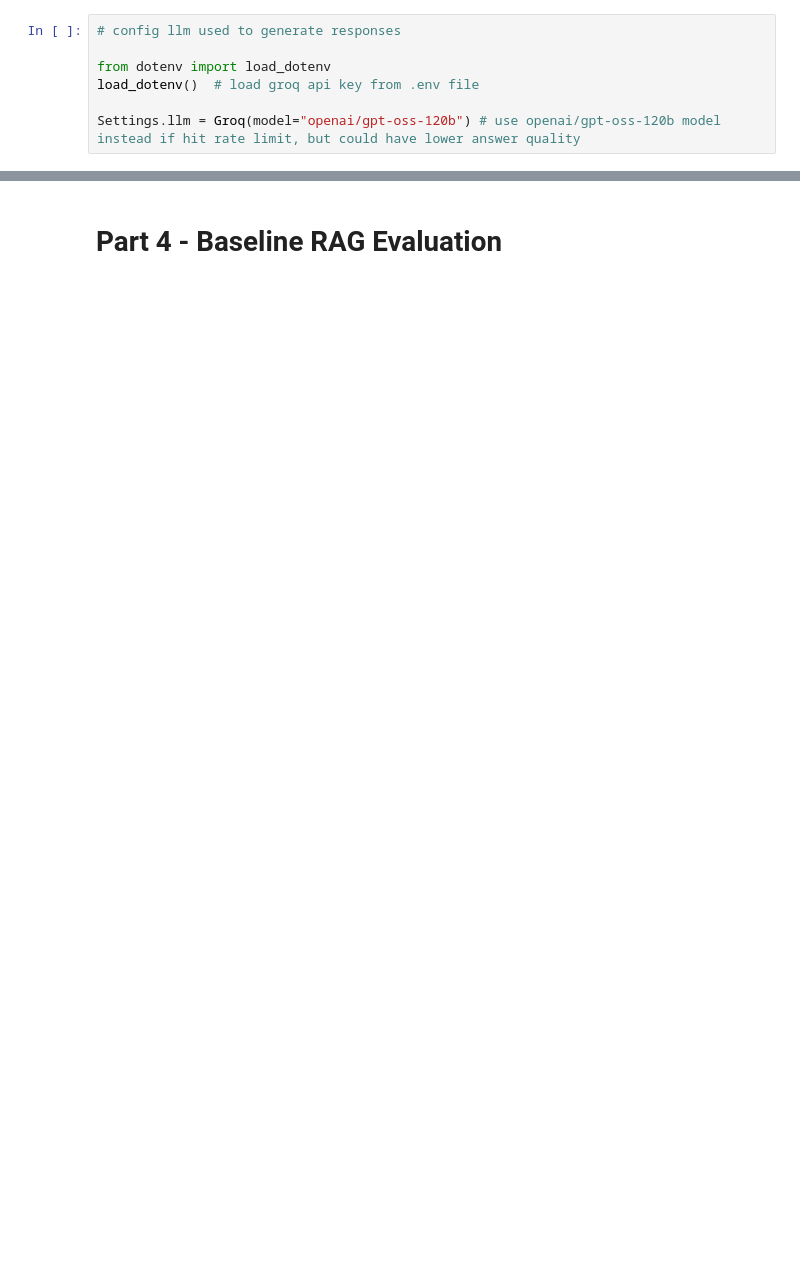
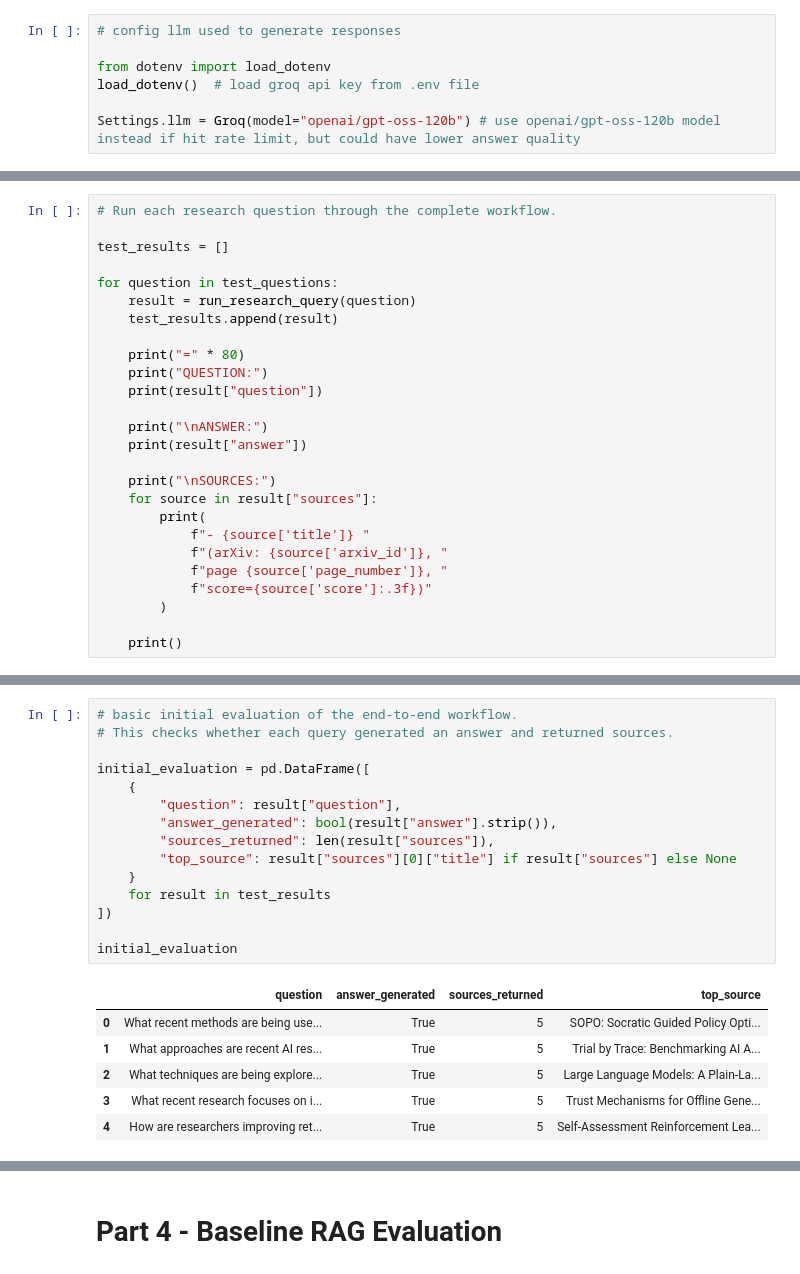
Before and after one commit to Break-Through-Tech/KPMG-1K-ai-research-intelligence-agent-for-business-insight-translation, a Jupyter notebook: notebooks/01_data_assessment.ipynb, the cells around one changed output, grey strips where cells are left out. Saved outputs shown, nothing was run; the diff lists cells and outputs as text; blank space fills up the shorter version.

```diff
--- a/notebooks/01_data_assessment.ipynb
+++ b/notebooks/01_data_assessment.ipynb
@@ -685,0 +737,26 @@ OpenAIError: Missing credentials. Please pass an `api_key`, `workload_identity`,
+# %%
+# Run each research question through the complete workflow.
+
+test_results = []
+
+for question in test_questions:
+    result = run_research_query(question)
+    test_results.append(result)
+
+    print("=" * 80)
+    print("QUESTION:")
+    print(result["question"])
+
+    print("\nANSWER:")
+    print(result["answer"])
+
+    print("\nSOURCES:")
+    for source in result["sources"]:
+        print(
+            f"- {source['title']} "
+            f"(arXiv: {source['arxiv_id']}, "
+            f"page {source['page_number']}, "
+            f"score={source['score']:.3f})"
+        )
+
+    print()
@@ -685,0 +858,22 @@ OpenAIError: Missing credentials. Please pass an `api_key`, `workload_identity`,
+# %%
+# basic initial evaluation of the end-to-end workflow.
+# This checks whether each query generated an answer and returned sources.
+
+initial_evaluation = pd.DataFrame([
+    {
+        "question": result["question"],
+        "answer_generated": bool(result["answer"].strip()),
+        "sources_returned": len(result["sources"]),
+        "top_source": result["sources"][0]["title"] if result["sources"] else None
+    }
+    for result in test_results
+])
+
+initial_evaluation
+# %% [output]
+|  | question | answer_generated | sources_returned | top_source |
+| 0 | What recent methods are being use... | True | 5 | SOPO: Socratic Guided Policy Opti... |
+| 1 | What approaches are recent AI res... | True | 5 | Trial by Trace: Benchmarking AI A... |
+| 2 | What techniques are being explore... | True | 5 | Large Language Models: A Plain-La... |
+| 3 | What recent research focuses on i... | True | 5 | Trust Mechanisms for Offline Gene... |
+| 4 | How are researchers improving ret... | True | 5 | Self-Assessment Reinforcement Lea... |
```
Also changed, not shown: parts of 41 cells of this notebook.
